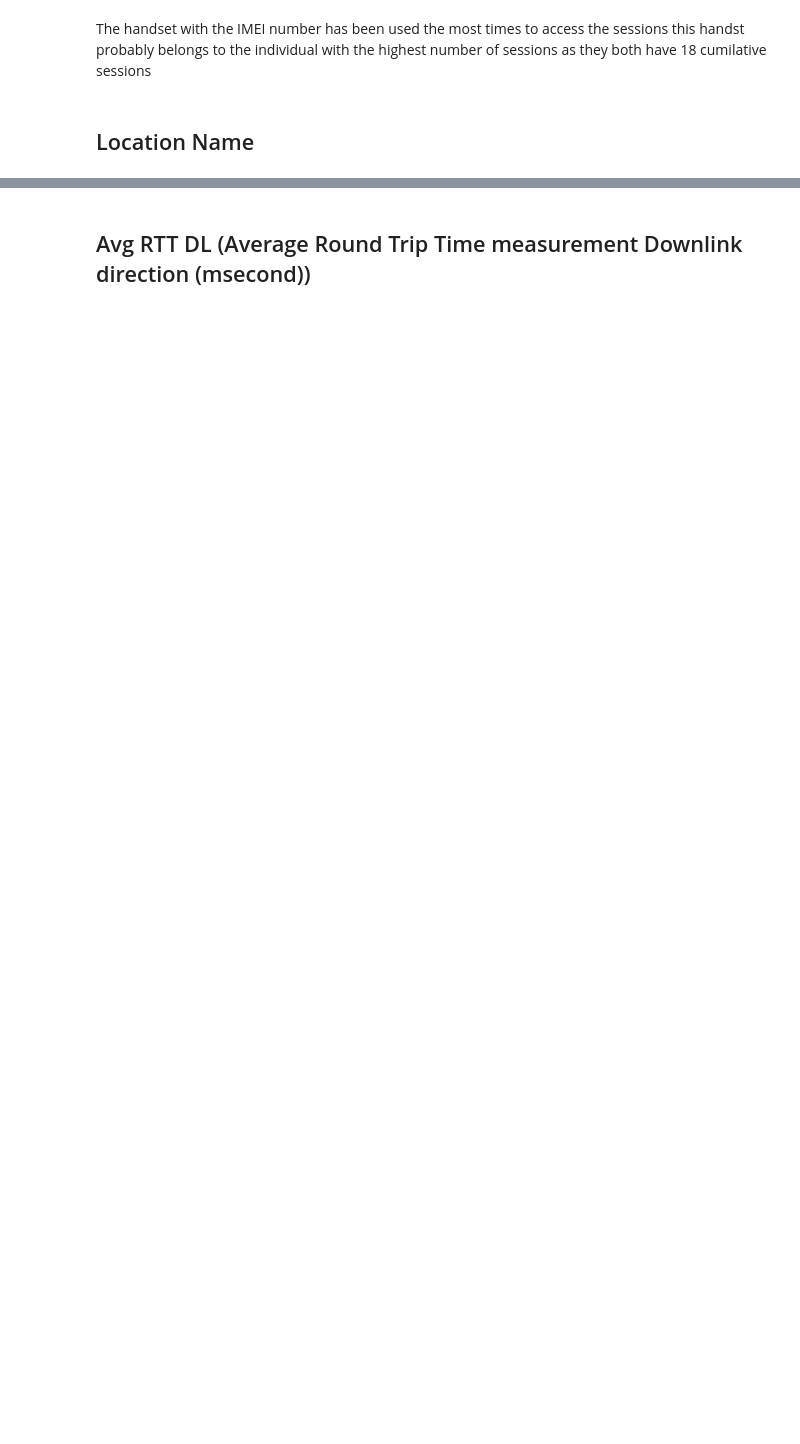
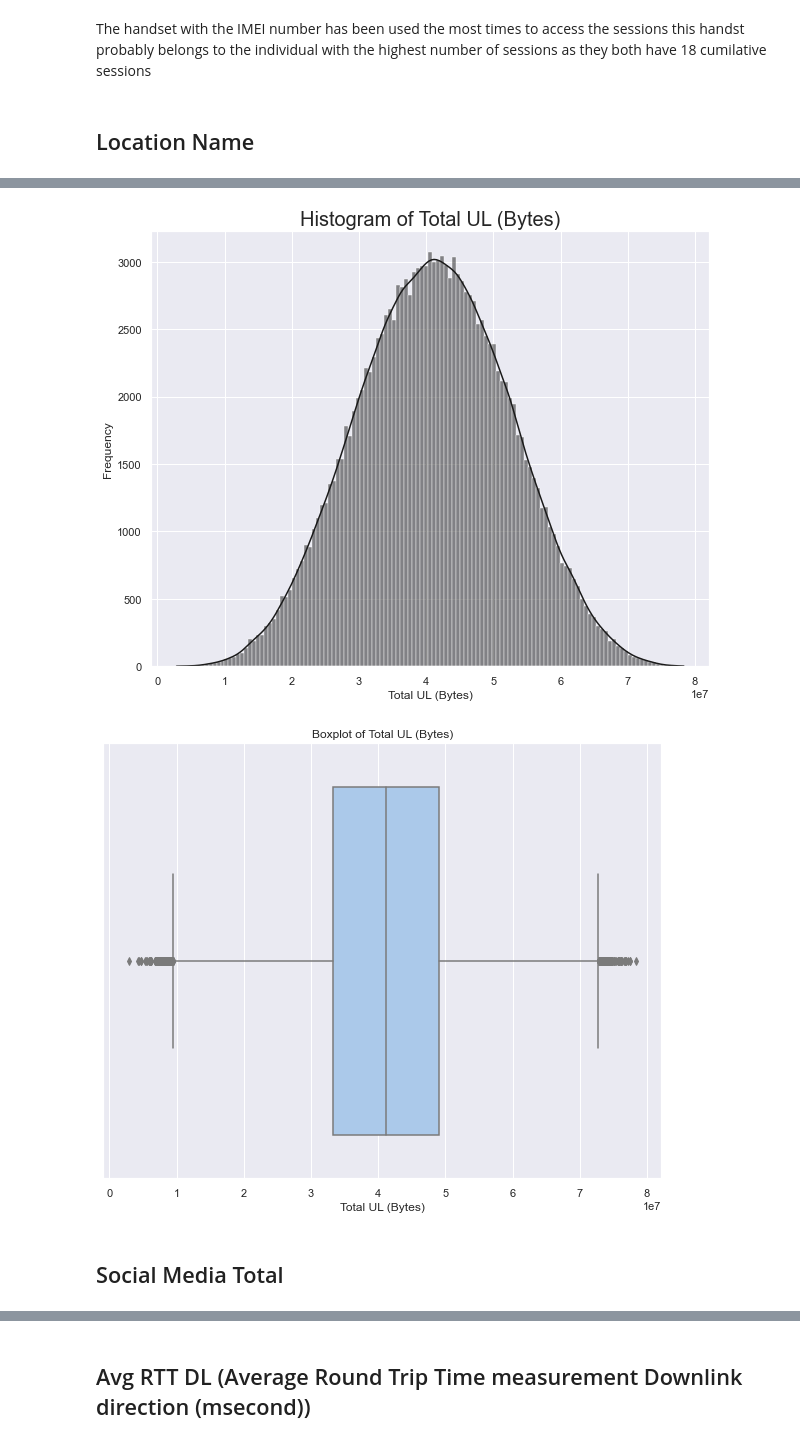
Before and after one commit to Blvisse/10-Academy, a Jupyter notebook: Week1/notebooks/TelecomChallenge.ipynb, the cells around one changed output, grey strips where cells are left out. Cells and saved outputs as stored; diff of their text form; code cells hidden in the pictures; blank space fills up the shorter version.

```diff
--- a/Week1/notebooks/TelecomChallenge.ipynb
+++ b/Week1/notebooks/TelecomChallenge.ipynb
@@ -297,0 +845,7 @@ These are the top 5 locations where users accessed the sessions from. Location c
+# %%
+uniAnalysis.vizualiseHist('Total UL (Bytes)','k')
+# %% [output]
+[figure, added]
+[figure, added]
+# %% [markdown]
+ ## Social Media Total
```
Also changed, not shown: parts of 135 cells of this notebook, 2 other files.
